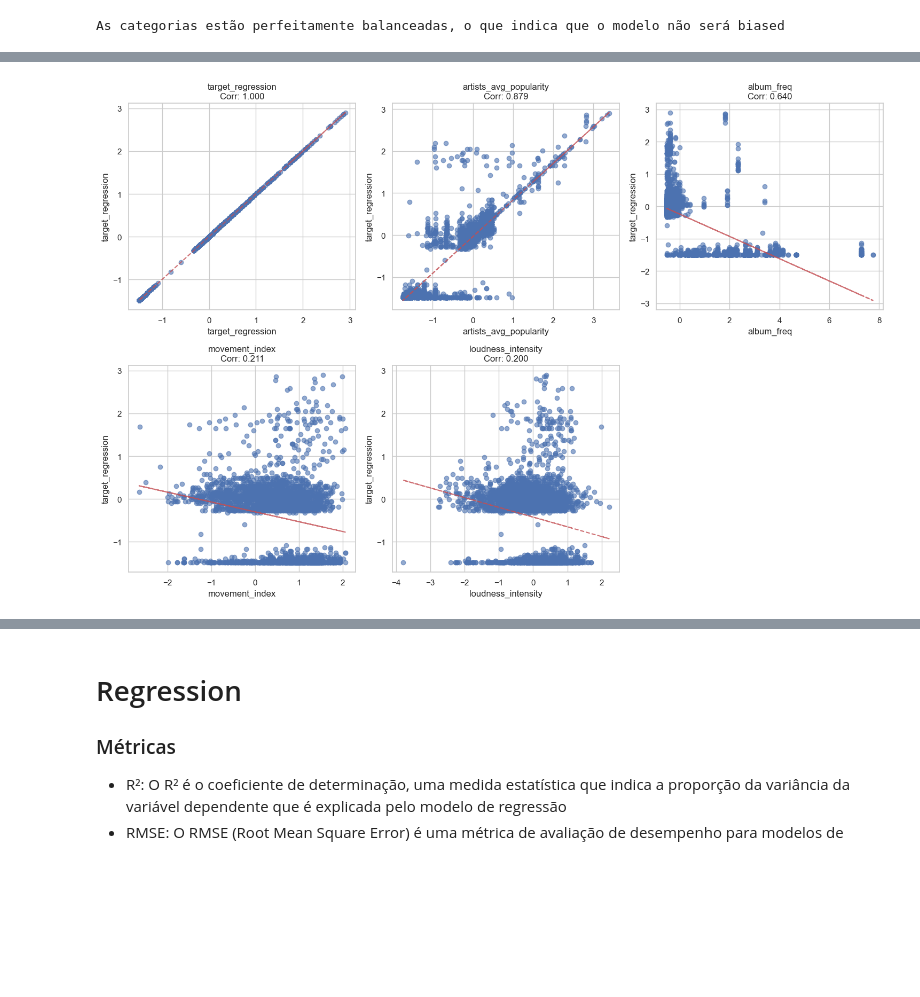
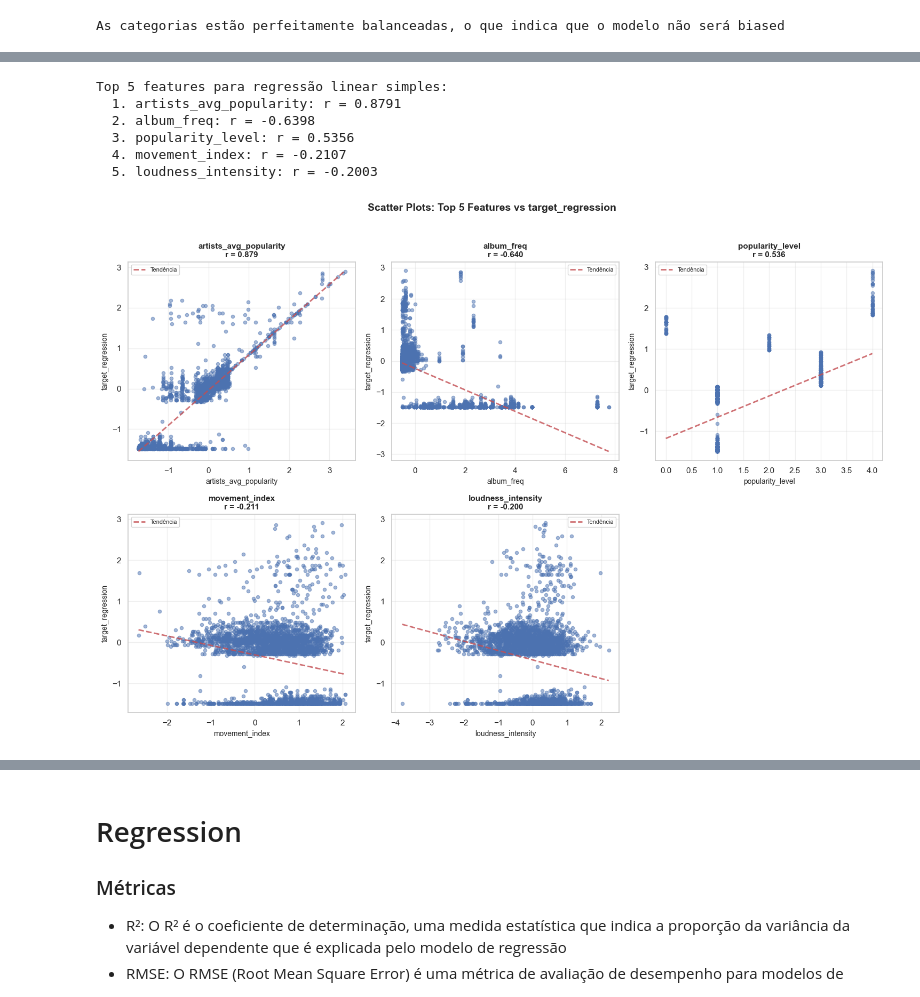
Before and after one commit to acatt-01/APRAU_EFG_B_1230166_1191619, a Jupyter notebook: APRAU_EFG_B_1191619_1230166.ipynb, the cells around one changed output, grey strips where cells are left out. Saved outputs shown, nothing was run; the diff lists cells and outputs as text; code cells hidden in the pictures; blank space fills up the shorter version.

```diff
--- a/APRAU_EFG_B_1191619_1230166.ipynb
+++ b/APRAU_EFG_B_1191619_1230166.ipynb
@@ -634,0 +743,18 @@ Top 15 ANOVA F-scores vs target_class:
+# %%
+# Selecionar as top 4 features com maior F-score
+top_4_features = anova_results.head(4)['Feature'].tolist()
+
+# Criar subplots 2x2 para as 4 features
+fig, axes = plt.subplots(2, 2, figsize=(14, 10))
+axes = axes.ravel()
+
+for i, feature in enumerate(top_4_features):
+    sns.boxplot(data=data, x=TARGET_CLASS, y=feature, ax=axes[i], palette='Set2')
+    axes[i].set_title(f'{feature} vs {TARGET_CLASS}\n(F-score: {anova_results[anova_results["Feature"]==feature]["F-Score"].values[0]:.2f})',
+                      fontsize=11, fontweight='bold')
+    axes[i].tick_params(axis='x', rotation=45)
+    axes[i].set_xlabel('')
+
+plt.suptitle('Distribuição das Top 4 Features Discriminativas por Classe', fontsize=14, fontweight='bold', y=1.02)
+plt.tight_layout()
+plt.show()
@@ -635,33 +767,47 @@ Top 15 ANOVA F-scores vs target_class:
 # %%
-# Calculo de correlação para decidir qual feature usar na simple linear regression
-correlations = numerical_cols.corrwith(numerical_cols['target_regression']).abs().sort_values(ascending=False)
+# Utilizar a correlação já calculada anteriormente (correlation_sorted)
+# Selecionar as top 5 features com maior correlação para visualização
 
-# vamos buscar as 5 com maior correlação
-top_features = correlations.head(5).index
+top_5_regression = correlation_sorted.head(5).index.tolist()
 
-# graficos para visualizar as relações
+print("Top 5 features para regressão linear simples:")
+for i, feat in enumerate(top_5_regression, 1):
+    corr_val = correlation_with_target[feat]
+    print(f"  {i}. {feat}: r = {corr_val:.4f}")
+
+# Visualizar scatter plots com linha de tendência
 fig, axes = plt.subplots(2, 3, figsize=(15, 10))
 axes = axes.flatten()
 
-for i, feature in enumerate(top_features):
-    if i < len(axes):
-        # Scatter plot
-        axes[i].scatter(numerical_cols[feature], numerical_cols['target_regression'], alpha=0.6)
-        axes[i].set_xlabel(feature)
-        axes[i].set_ylabel('target_regression')
-        axes[i].set_title(f'{feature}\nCorr: {correlations[feature]:.3f}')
+for i, feature in enumerate(top_5_regression):
+    # Scatter plot
+    axes[i].scatter(data[feature], data[TARGET_REG], alpha=0.5, s=20)
+    axes[i].set_xlabel(feature, fontsize=10)
+    axes[i].set_ylabel(TARGET_REG, fontsize=10)
 
-        # Add trend line
-        z = np.polyfit(numerical_cols[feature], numerical_cols['target_regression'], 1)
-        p = np.poly1d(z)
-        axes[i].plot(numerical_cols[feature], p(numerical_cols[feature]), "r--", alpha=0.8)
+    corr_val = correlation_with_target[feature]
+    axes[i].set_title(f'{feature}\nr = {corr_val:.3f}', fontsize=11, fontweight='bold')
 
-# Hide unused subplots
-for i in range(len(top_features), len(axes)):
-    axes[i].set_visible(False)
+    # Linha de tendência (regressão linear)
+    z = np.polyfit(data[feature], data[TARGET_REG], 1)
+    p = np.poly1d(z)
+    x_line = np.linspace(data[feature].min(), data[feature].max(), 100)
+    axes[i].plot(x_line, p(x_line), "r--", linewidth=2, alpha=0.8, label='Tendência')
+    axes[i].legend(loc='best', fontsize=8)
+    axes[i].grid(alpha=0.3)
 
+# Ocultar subplot não utilizado
+axes[5].set_visible(False)
+
+plt.suptitle('Scatter Plots: Top 5 Features vs target_regression', fontsize=14, fontweight='bold', y=1.02)
 plt.tight_layout()
 plt.show()
 # %% [output]
+Top 5 features para regressão linear simples:
+  1. artists_avg_popularity: r = 0.8791
+  2. album_freq: r = -0.6398
+  3. popularity_level: r = 0.5356
+  4. movement_index: r = -0.2107
+  5. loudness_intensity: r = -0.2003
-[figure, old version]
+[figure, new version]
 # %% [markdown]
```
Also changed, not shown: parts of 67 cells of this notebook.
